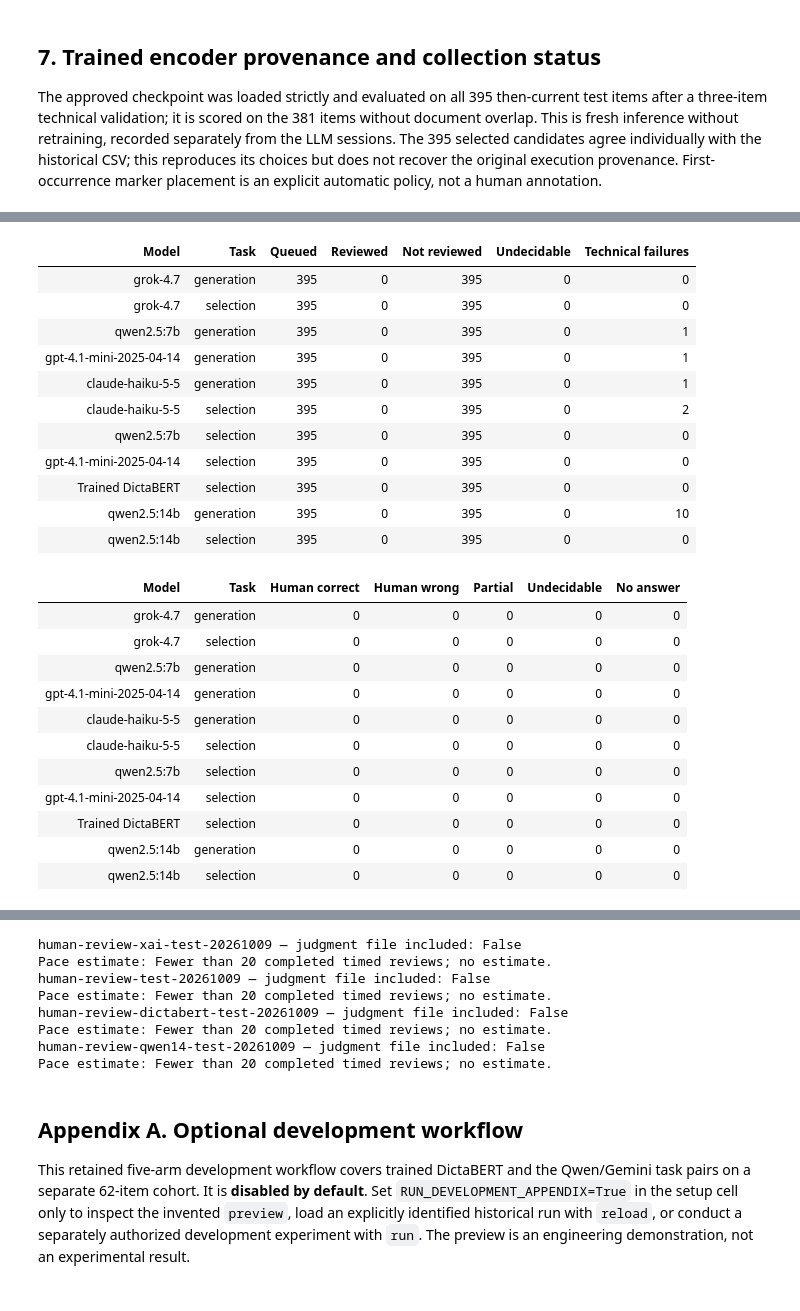
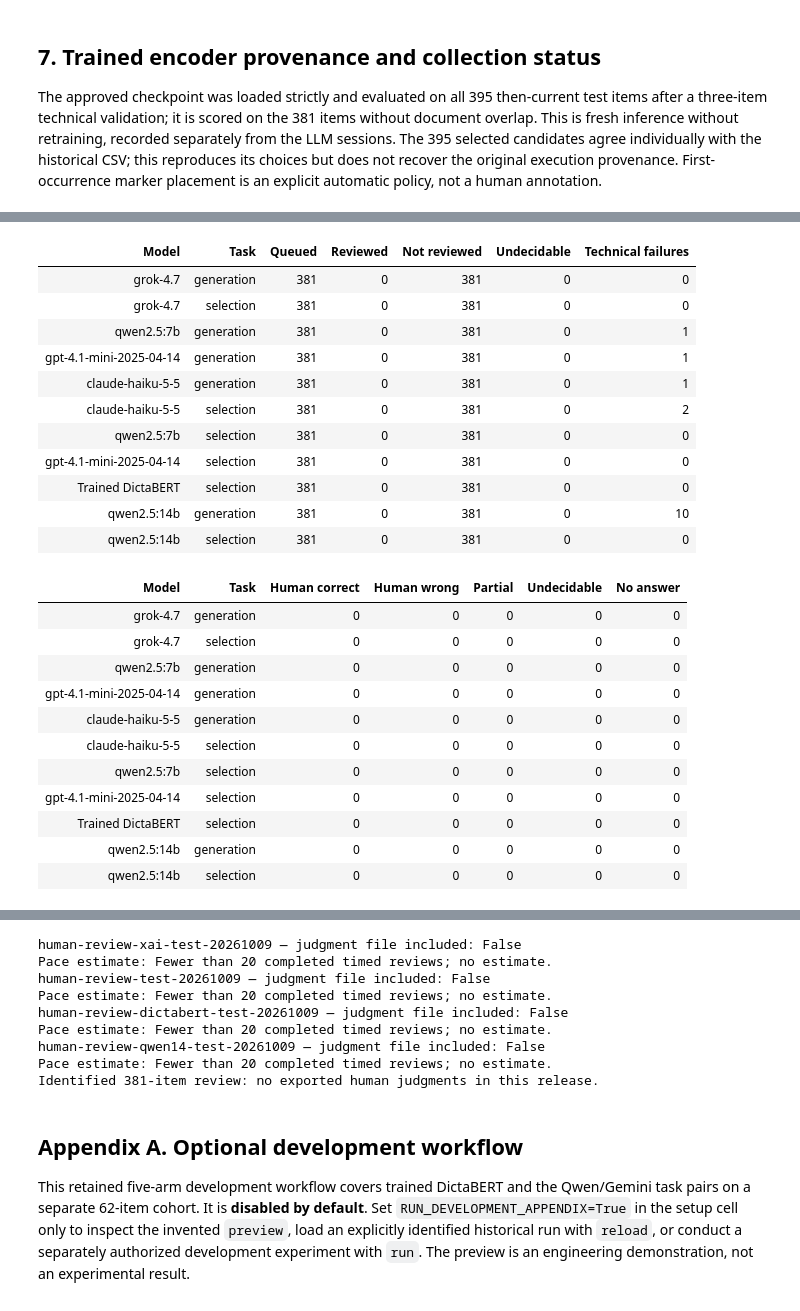
Before and after one commit to BenCarmel123/hebrew-acronym-disambiguation, a Jupyter notebook: notebooks/experimental_study.ipynb, the cells around one changed output, grey strips where cells are left out. Drawn from its saved outputs; the diff is of its cells as text; code cells hidden in the pictures.

Commit message:
Align saved analysis and review coverage with the 381-item cohort

```diff
--- a/notebooks/experimental_study.ipynb
+++ b/notebooks/experimental_study.ipynb
@@ -95,4 +99,22 @@ if RUN_SAVED_TEST_ANALYSIS:
         expected_predictions_sha256="51050d90e9067c50077f14cea660c3a4ceee761044f514665ad1066cd80187b8",
     )
     combined_test_metrics = test_comparison["metrics"] + [encoder_test["metric"]]
+    # Verify post-collection exclusion against the original immutable row snapshot.
+    import csv
+    from hebrew_acronyms.test_cohort import DOCUMENT_OVERLAP_IDS
+    original_manifest = TEST_SESSIONS[0][0] / "qwen/full-test/manifest.json"
+    original_rows = json.loads(original_manifest.read_text())["identity"]["rows"]
+    with (ROOT / "data/splits/test_items.csv").open(encoding="utf-8-sig") as handle:
+        scored_rows = list(csv.DictReader(handle))
+    assert len(original_rows) == 395 and len(scored_rows) == 381
+    assert [r for r in original_rows if r["item_id"] not in DOCUMENT_OVERLAP_IDS] == scored_rows
+    removed_rows = [r for r in original_rows if r["item_id"] in DOCUMENT_OVERLAP_IDS]
+    assert {r["item_id"] for r in removed_rows} == DOCUMENT_OVERLAP_IDS
+    title_sets = {}
+    for split in ("train", "dev"):
+        with (ROOT / f"data/study_v1/encoder_inputs/{split}.csv").open() as handle:
+            title_sets[split] = {r["page_title"] for r in csv.DictReader(handle)} - {""}
+    assert {r["page_title"] for r in removed_rows} <= title_sets["train"]
+    assert all(not ({r["page_title"] for r in scored_rows} & titles) for titles in title_sets.values())
+    print("Post-collection exclusion verified: 14 items / 4 documents; all 381 retained rows unchanged.")
 # %% [output]
@@ -350,44 +376,63 @@ if RUN_SAVED_TEST_ANALYSIS:
         human_model_names["dictabert"] = "Trained DictaBERT"
         human_rows = [r | {
             "model": human_model_names.get(r["system"].rsplit("_", 1)[0], r["system"]),
             "nonpositive_coverage": f"{r['automatic_nonpositive_reviewed']}/{r['automatic_nonpositive_total']}",
             "positive_coverage": f"{r['automatic_positive_reviewed']}/{r['automatic_positive_total']}",
         } for r in coverage_rows]
         display(HTML(result_table(human_rows, {
             "model": "Model", "task": "Task", "total": "Queued",
             "reviewed": "Reviewed", "not_reviewed": "Not reviewed",
             "human_undecidable": "Undecidable", "technical_failures": "Technical failures",
         })))
         display(HTML(result_table(human_rows, {
             "model": "Model", "task": "Task", "human_correct": "Human correct",
             "human_wrong": "Human wrong", "human_partial": "Partial",
             "human_undecidable": "Undecidable", "human_no_answer": "No answer",
         })))
         display(HTML(result_table(human_rows, {
             "model": "Model", "task": "Task",
             "nonpositive_coverage": "Nonpositives reviewed / all",
             "positive_coverage": "Positives reviewed / all",
             "automatic_nonpositive_human_correct": "Automatic nonpositive / human correct",
             "automatic_positive_human_wrong": "Automatic positive / human wrong",
         })))
         for directory, coverage in coverage_bundles:
             print(directory, "— judgment file included:", coverage["annotations_present"])
             print("Pace estimate:", coverage["pace"] or "Fewer than 20 completed timed reviews; no estimate.")
     else:
         print("Human-review input and judgments are not included in this bundle; coverage is not established.")
+
+    identified_export = SAVED_ARTIFACTS / "human-review-381-20261010/review-export.json"
+    if identified_export.exists():
+        from hebrew_acronyms.test_review_export import identified_review_coverage
+        identified_coverage = identified_review_coverage(identified_export, SAVED_ARTIFACTS, ROOT / "data/splits/test_items.csv")
+        display(HTML(result_table(identified_coverage["rows"], {
+            "system":"System", "task":"Task", "reviewed":"Reviewed", "total":"All responses",
+            "decisions":"Decisions touching system", "positive_reviewed":"Positives reviewed",
+            "positive_total":"All positives", "negative_reviewed":"Negatives reviewed",
+            "negative_total":"All technical-complete negatives", "technical_failures":"Technical failures",
+            "unsure":"Reviewed unsure", "unresolved":"All unresolved",
+            "automatic_negative_human_fits":"Observed automatic false negatives",
+            "automatic_positive_human_not_fits":"Observed automatic false positives",
+        })))
+        print("Distinct human decisions:", identified_coverage["decisions"],
+              "Original responses covered:", identified_coverage["covered_answers"])
+        print("Recorded manual window:", identified_coverage["manual_session"])
+    else:
+        print("Identified 381-item review: no exported human judgments in this release.")
 # %% [output]
 | Model | Task | Queued | Reviewed | Not reviewed | Undecidable | Technical failures |
-| grok-4.7 | generation | 395 | 0 | 395 | 0 | 0 |
-| grok-4.7 | selection | 395 | 0 | 395 | 0 | 0 |
-| qwen2.5:7b | generation | 395 | 0 | 395 | 0 | 1 |
-| gpt-4.1-mini-2025-04-14 | generation | 395 | 0 | 395 | 0 | 1 |
-| claude-haiku-5-5 | generation | 395 | 0 | 395 | 0 | 1 |
-| claude-haiku-5-5 | selection | 395 | 0 | 395 | 0 | 2 |
-| qwen2.5:7b | selection | 395 | 0 | 395 | 0 | 0 |
-| gpt-4.1-mini-2025-04-14 | selection | 395 | 0 | 395 | 0 | 0 |
-| Trained DictaBERT | selection | 395 | 0 | 395 | 0 | 0 |
-| qwen2.5:14b | generation | 395 | 0 | 395 | 0 | 10 |
-| qwen2.5:14b | selection | 395 | 0 | 395 | 0 | 0 |
+| grok-4.7 | generation | 381 | 0 | 381 | 0 | 0 |
+| grok-4.7 | selection | 381 | 0 | 381 | 0 | 0 |
+| qwen2.5:7b | generation | 381 | 0 | 381 | 0 | 1 |
+| gpt-4.1-mini-2025-04-14 | generation | 381 | 0 | 381 | 0 | 1 |
+| claude-haiku-5-5 | generation | 381 | 0 | 381 | 0 | 1 |
+| claude-haiku-5-5 | selection | 381 | 0 | 381 | 0 | 2 |
+| qwen2.5:7b | selection | 381 | 0 | 381 | 0 | 0 |
+| gpt-4.1-mini-2025-04-14 | selection | 381 | 0 | 381 | 0 | 0 |
+| Trained DictaBERT | selection | 381 | 0 | 381 | 0 | 0 |
+| qwen2.5:14b | generation | 381 | 0 | 381 | 0 | 10 |
+| qwen2.5:14b | selection | 381 | 0 | 381 | 0 | 0 |
 | Model | Task | Human correct | Human wrong | Partial | Undecidable | No answer |
 | grok-4.7 | generation | 0 | 0 | 0 | 0 | 0 |
 | grok-4.7 | selection | 0 | 0 | 0 | 0 | 0 |
@@ -420,6 +465,7 @@ human-review-dictabert-test-20261009 — judgment file included: False
 Pace estimate: Fewer than 20 completed timed reviews; no estimate.
 human-review-qwen14-test-20261009 — judgment file included: False
 Pace estimate: Fewer than 20 completed timed reviews; no estimate.
+Identified 381-item review: no exported human judgments in this release.
 # %% [markdown]
 ## Appendix A. Optional development workflow
 
```
Also changed, not shown: parts of 10 cells of this notebook, 3 other files.
